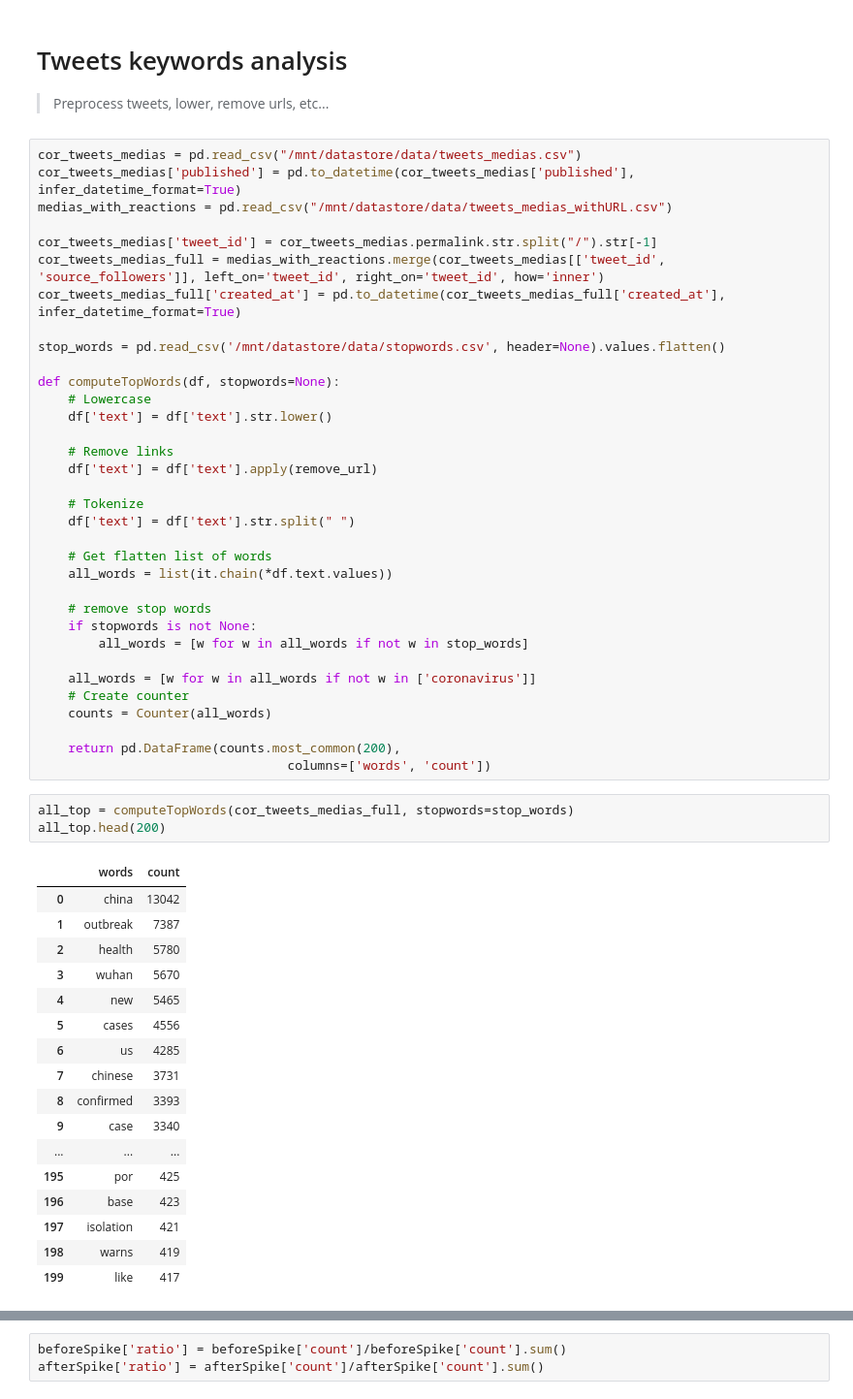
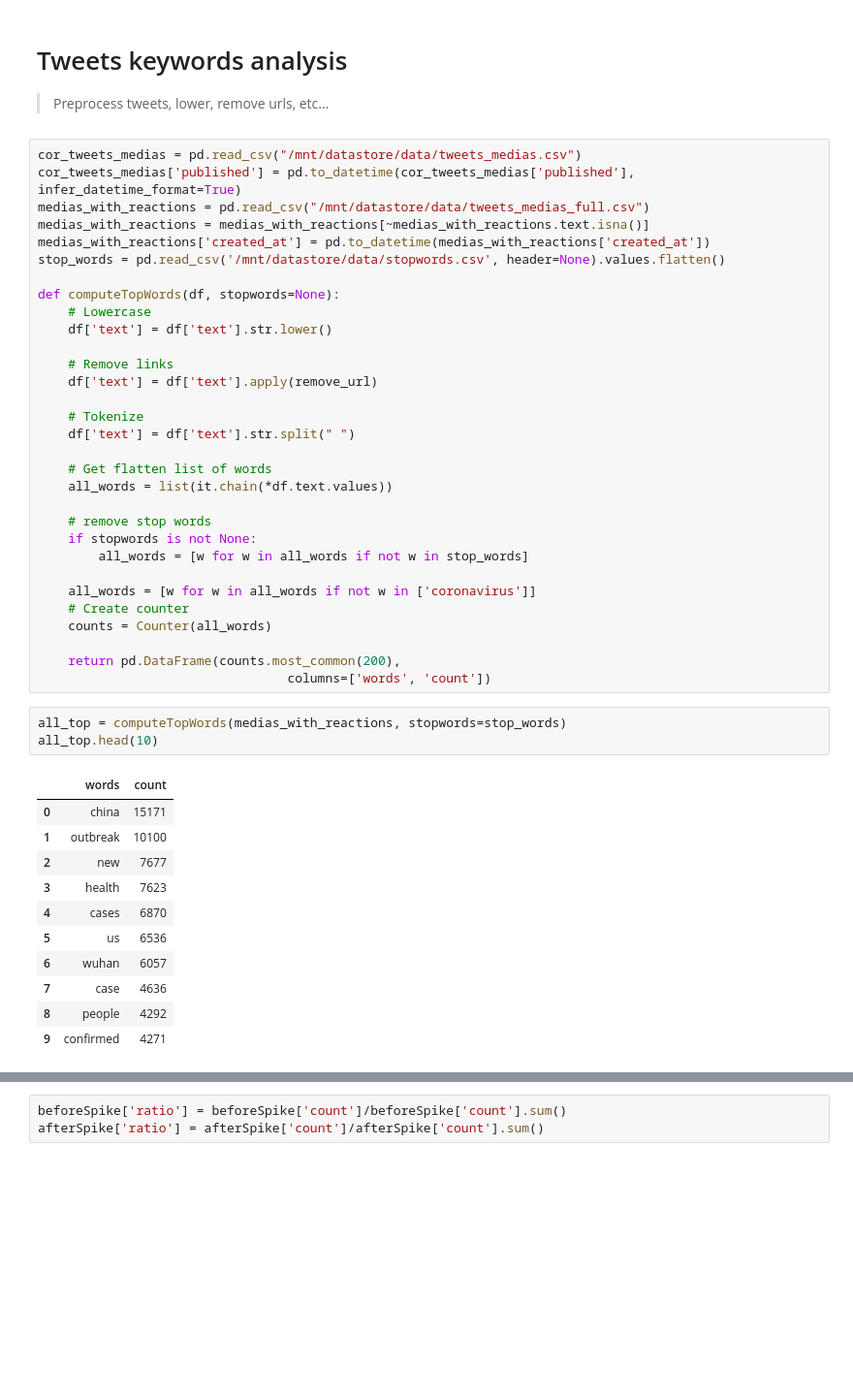
Before and after one commit to JRappaz/Panorama, a Jupyter notebook: notebooks/COVID.ipynb, the cells around one changed output, grey strips where cells are left out. Shown at 97% size. Cells and saved outputs as stored; diff of their text form; blank space fills up the shorter version.

```diff
--- a/notebooks/COVID.ipynb
+++ b/notebooks/COVID.ipynb
@@ -329,12 +352,9 @@ plotTweetPerDay(count_oms, "Number of tweet posted by WHO on coronavirus per day
 # %%
 cor_tweets_medias = pd.read_csv("/mnt/datastore/data/tweets_medias.csv")
 cor_tweets_medias['published'] = pd.to_datetime(cor_tweets_medias['published'], infer_datetime_format=True)
-medias_with_reactions = pd.read_csv("/mnt/datastore/data/tweets_medias_withURL.csv")
-
-cor_tweets_medias['tweet_id'] = cor_tweets_medias.permalink.str.split("/").str[-1]
-cor_tweets_medias_full = medias_with_reactions.merge(cor_tweets_medias[['tweet_id', 'source_followers']], left_on='tweet_id', right_on='tweet_id', how='inner')
-cor_tweets_medias_full['created_at'] = pd.to_datetime(cor_tweets_medias_full['created_at'], infer_datetime_format=True)
-
+medias_with_reactions = pd.read_csv("/mnt/datastore/data/tweets_medias_full.csv")
+medias_with_reactions = medias_with_reactions[~medias_with_reactions.text.isna()]
+medias_with_reactions['created_at'] = pd.to_datetime(medias_with_reactions['created_at'])
 stop_words = pd.read_csv('/mnt/datastore/data/stopwords.csv', header=None).values.flatten()
 
 def computeTopWords(df, stopwords=None):
@@ -361,23 +381,17 @@ def computeTopWords(df, stopwords=None):
     return pd.DataFrame(counts.most_common(200),
                                  columns=['words', 'count'])
 # %%
-all_top = computeTopWords(cor_tweets_medias_full, stopwords=stop_words)
-all_top.head(200)
+all_top = computeTopWords(medias_with_reactions, stopwords=stop_words)
+all_top.head(10)
 # %% [output]
 |  | words | count |
-| 0 | china | 13042 |
-| 1 | outbreak | 7387 |
-| 2 | health | 5780 |
-| 3 | wuhan | 5670 |
-| 4 | new | 5465 |
-| 5 | cases | 4556 |
-| 6 | us | 4285 |
-| 7 | chinese | 3731 |
-| 8 | confirmed | 3393 |
-| 9 | case | 3340 |
-| ... | ... | ... |
-| 195 | por | 425 |
-| 196 | base | 423 |
-| 197 | isolation | 421 |
-| 198 | warns | 419 |
-| 199 | like | 417 |
+| 0 | china | 15171 |
+| 1 | outbreak | 10100 |
+| 2 | new | 7677 |
+| 3 | health | 7623 |
+| 4 | cases | 6870 |
+| 5 | us | 6536 |
+| 6 | wuhan | 6057 |
+| 7 | case | 4636 |
+| 8 | people | 4292 |
+| 9 | confirmed | 4271 |
```
Also changed, not shown: parts of 29 cells of this notebook, 2 other files.
